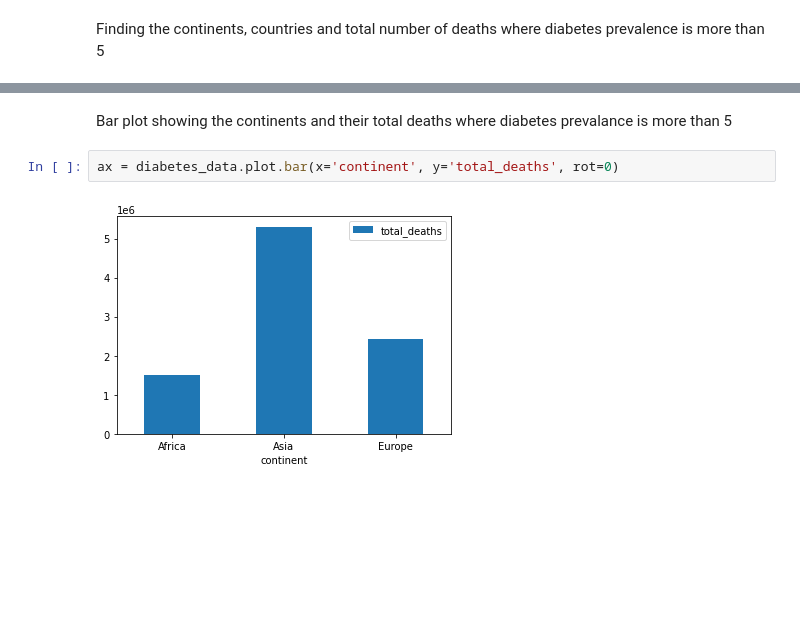
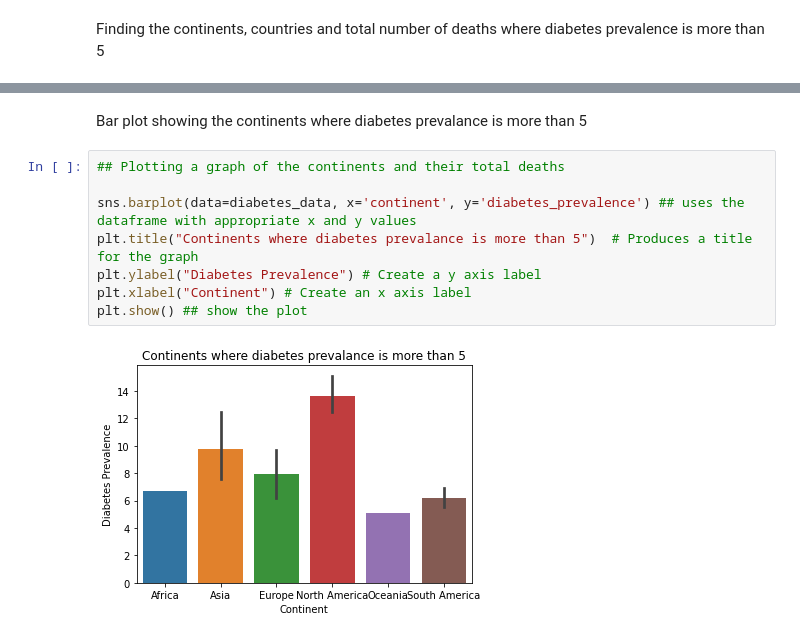
Before and after one commit to bhavyabodige/Pandas, a Jupyter notebook: Covid_19_Data_Science_Project.ipynb, the cells around one changed output, grey strips where cells are left out. Drawn from its saved outputs; the diff is of its cells as text; blank space fills up the shorter version.

```diff
--- a/Covid_19_Data_Science_Project.ipynb
+++ b/Covid_19_Data_Science_Project.ipynb
@@ -292,7 +318,13 @@ diabetes_data
 # %% [markdown]
-Bar plot showing the continents and their total deaths
+Bar plot showing the continents
 where diabetes prevalance is more than 5
-# %%
-ax = diabetes_data.plot.bar(x='continent', y='total_deaths', rot=0)
-# %% [output]
-[figure, removed]
+# %%
+## Plotting a graph of the continents and their total deaths
+
+sns.barplot(data=diabetes_data, x='continent', y='diabetes_prevalence') ## uses the dataframe with appropriate x and y values
+plt.title("Continents where diabetes prevalance is more than 5")  # Produces a title for the graph
+plt.ylabel("Diabetes Prevalence") # Create a y axis label
+plt.xlabel("Continent") # Create an x axis label
+plt.show() ## show the plot
+# %% [output]
+[figure, added]
```
Also changed, not shown: parts of 19 cells of this notebook.
